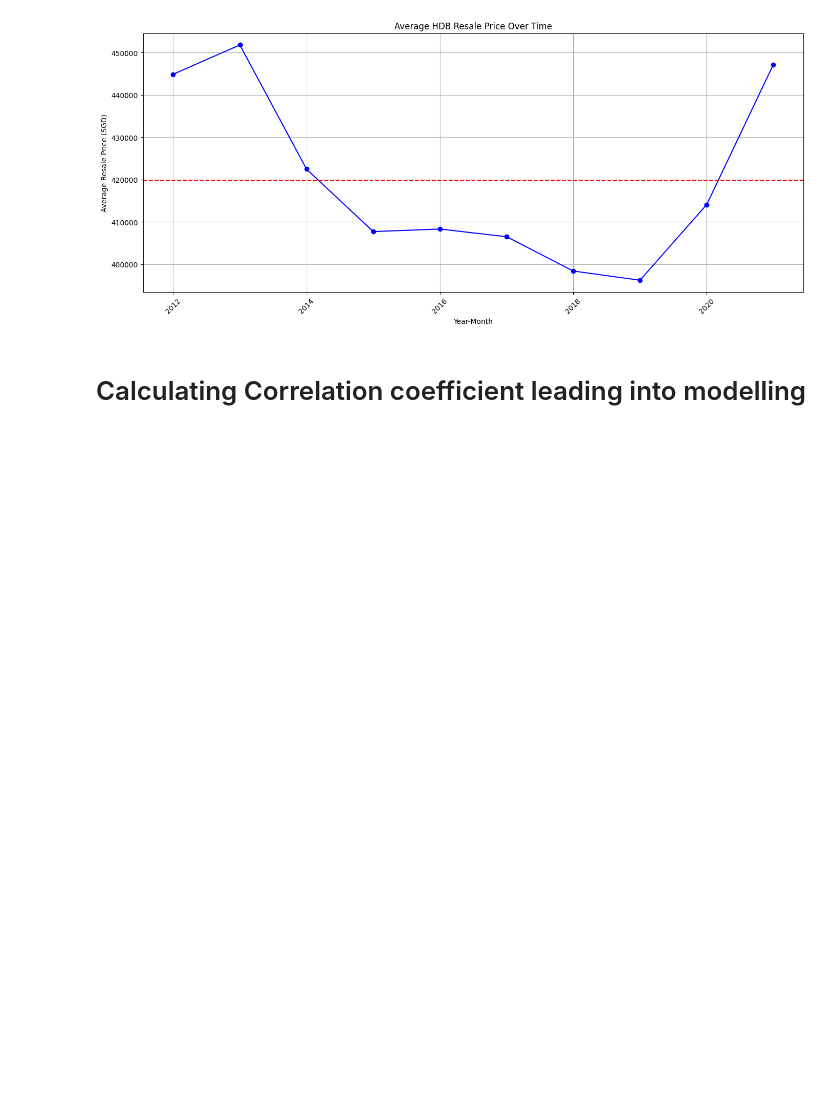
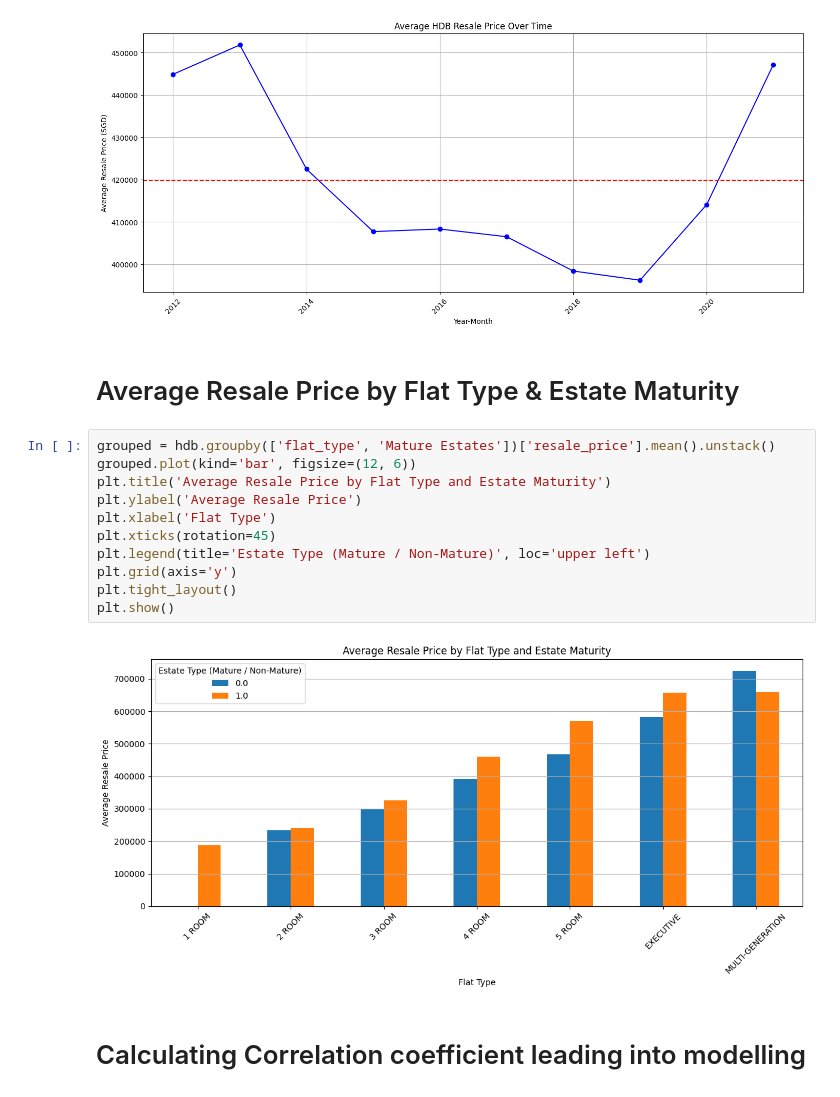
Before and after one commit to TheAnalystLeo/Groupdatasprint, a Jupyter notebook: datasprintgrp4.ipynb, the cells around one changed output. Cells and saved outputs as stored; diff of their text form; blank space fills up the shorter version.

```diff
--- a/datasprintgrp4.ipynb
+++ b/datasprintgrp4.ipynb
@@ -329,6 +330,21 @@ plt.xticks(rotation=45)
 plt.show()
 # %% [output]
 [figure]
+# %% [markdown]
+# Average Resale Price by Flat Type & Estate Maturity
+# %%
+grouped = hdb.groupby(['flat_type', 'Mature Estates'])['resale_price'].mean().unstack()
+grouped.plot(kind='bar', figsize=(12, 6))
+plt.title('Average Resale Price by Flat Type and Estate Maturity')
+plt.ylabel('Average Resale Price')
+plt.xlabel('Flat Type')
+plt.xticks(rotation=45)
+plt.legend(title='Estate Type (Mature / Non-Mature)', loc='upper left')
+plt.grid(axis='y')
+plt.tight_layout()
+plt.show()
+# %% [output]
+[figure, added]
 # %% [markdown]
 # Calculating Correlation coefficient leading into modelling
 # %%
```
Also changed, not shown: parts of 14 cells of this notebook, 3 other files.
